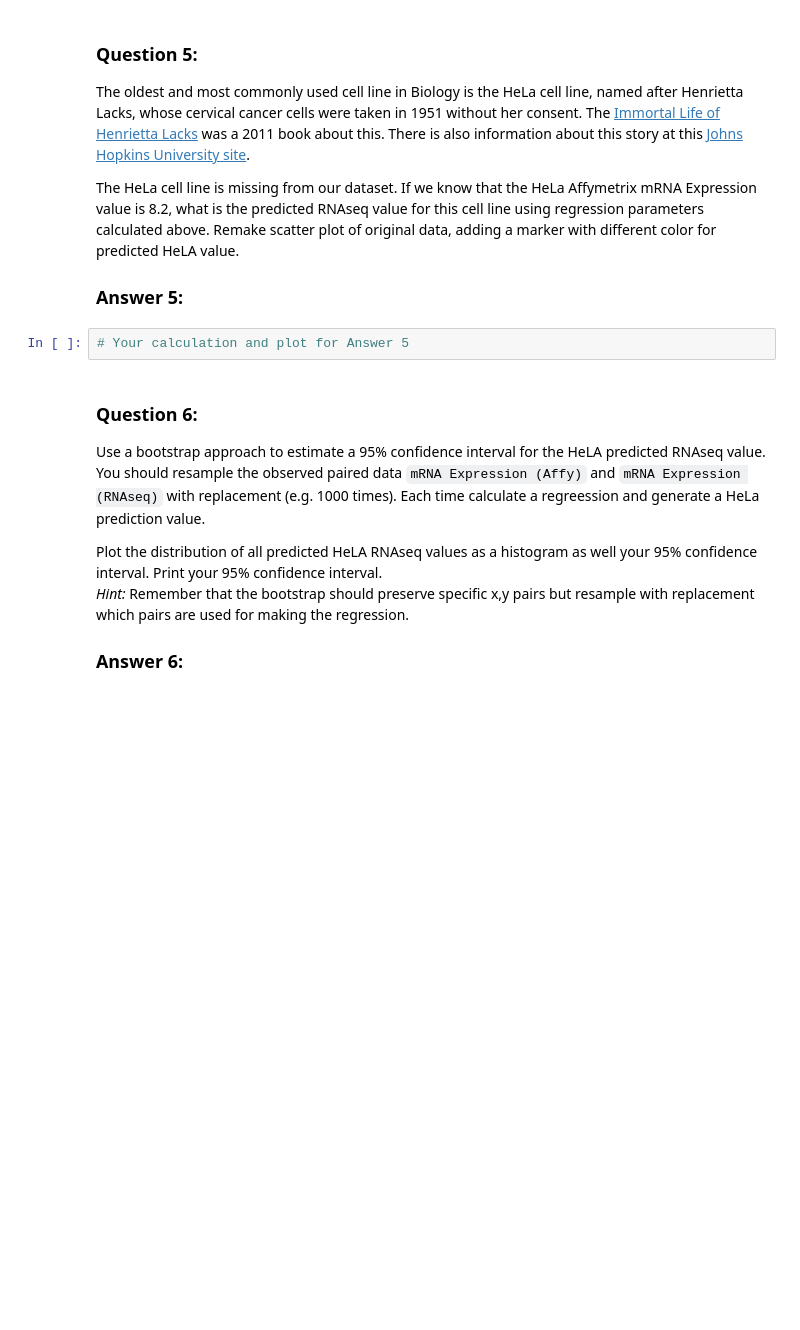
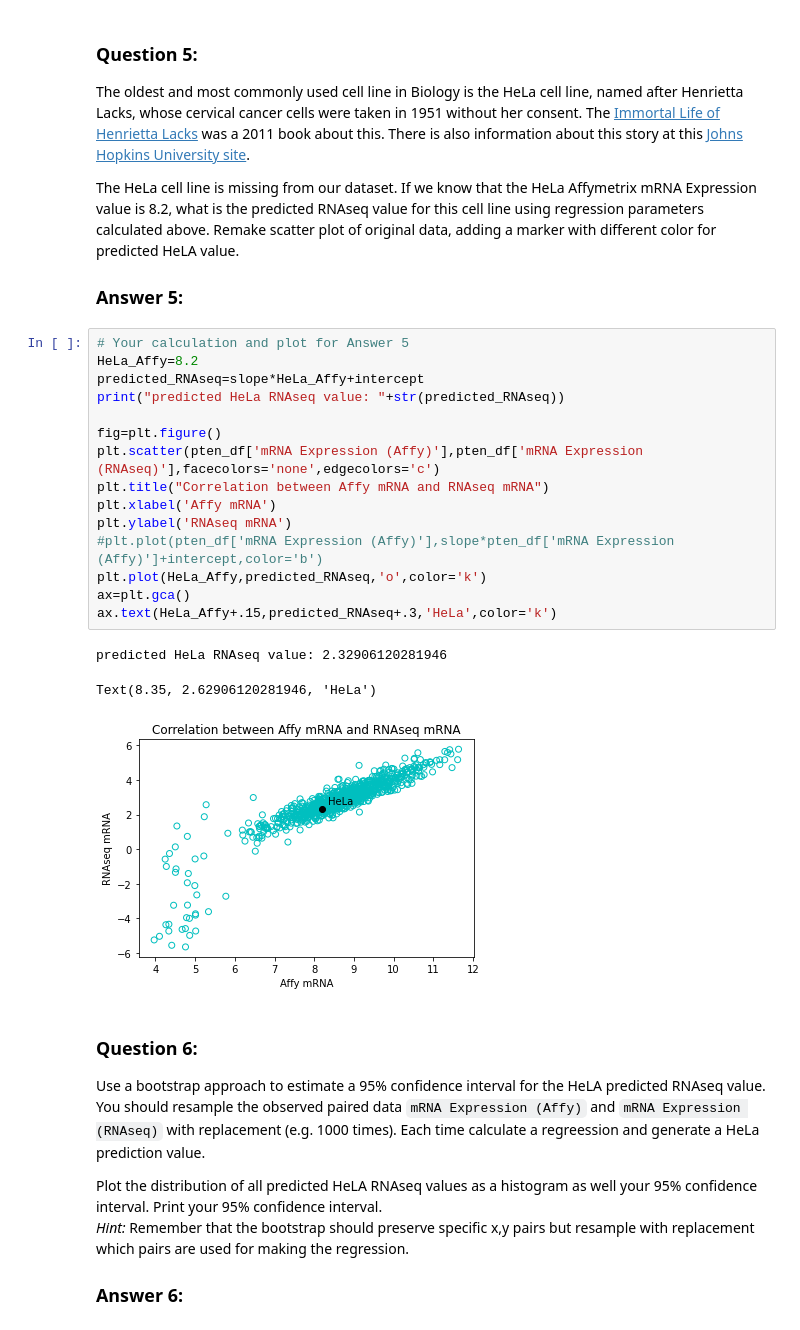
Before and after one commit to symmetricK/pten, a Jupyter notebook: hw08_horikawa.ipynb, the cells around one changed output. Cells and saved outputs as stored; diff of their text form; blank space fills up the shorter version.

```diff
--- a/hw08_horikawa.ipynb
+++ b/hw08_horikawa.ipynb
@@ -160,8 +160,25 @@ The oldest and most commonly used cell line in Biology is the HeLa cell line, na
 
 The HeLa cell line is missing from our dataset. If we know that the HeLa Affymetrix mRNA Expression  value is 8.2, what is the predicted RNAseq value for this cell line using regression parameters calculated above. Remake scatter plot of original data, adding a marker with different color for predicted HeLA value.
 ### Answer  5:
-# %%
-# Your calculation and plot for Answer 5
+# %%
+# Your calculation and plot for Answer 5
+HeLa_Affy=8.2
+predicted_RNAseq=slope*HeLa_Affy+intercept
+print("predicted HeLa RNAseq value: "+str(predicted_RNAseq))
+
+fig=plt.figure()
+plt.scatter(pten_df['mRNA Expression (Affy)'],pten_df['mRNA Expression (RNAseq)'],facecolors='none',edgecolors='c')
+plt.title("Correlation between Affy mRNA and RNAseq mRNA")
+plt.xlabel('Affy mRNA')
+plt.ylabel('RNAseq mRNA')
+#plt.plot(pten_df['mRNA Expression (Affy)'],slope*pten_df['mRNA Expression (Affy)']+intercept,color='b')
+plt.plot(HeLa_Affy,predicted_RNAseq,'o',color='k')
+ax=plt.gca()
+ax.text(HeLa_Affy+.15,predicted_RNAseq+.3,'HeLa',color='k')
+# %% [output]
+predicted HeLa RNAseq value: 2.32906120281946
+Text(8.35, 2.62906120281946, 'HeLa')
+[figure, added]
 # %% [markdown]
 ### Question 6:
 Use a bootstrap approach to estimate a 95% confidence interval for the HeLA predicted RNAseq value. You should resample the observed paired data `mRNA Expression (Affy)` and `mRNA Expression (RNAseq)` with replacement (e.g. 1000 times). Each time calculate a regreession and generate a HeLa prediction value.
```
